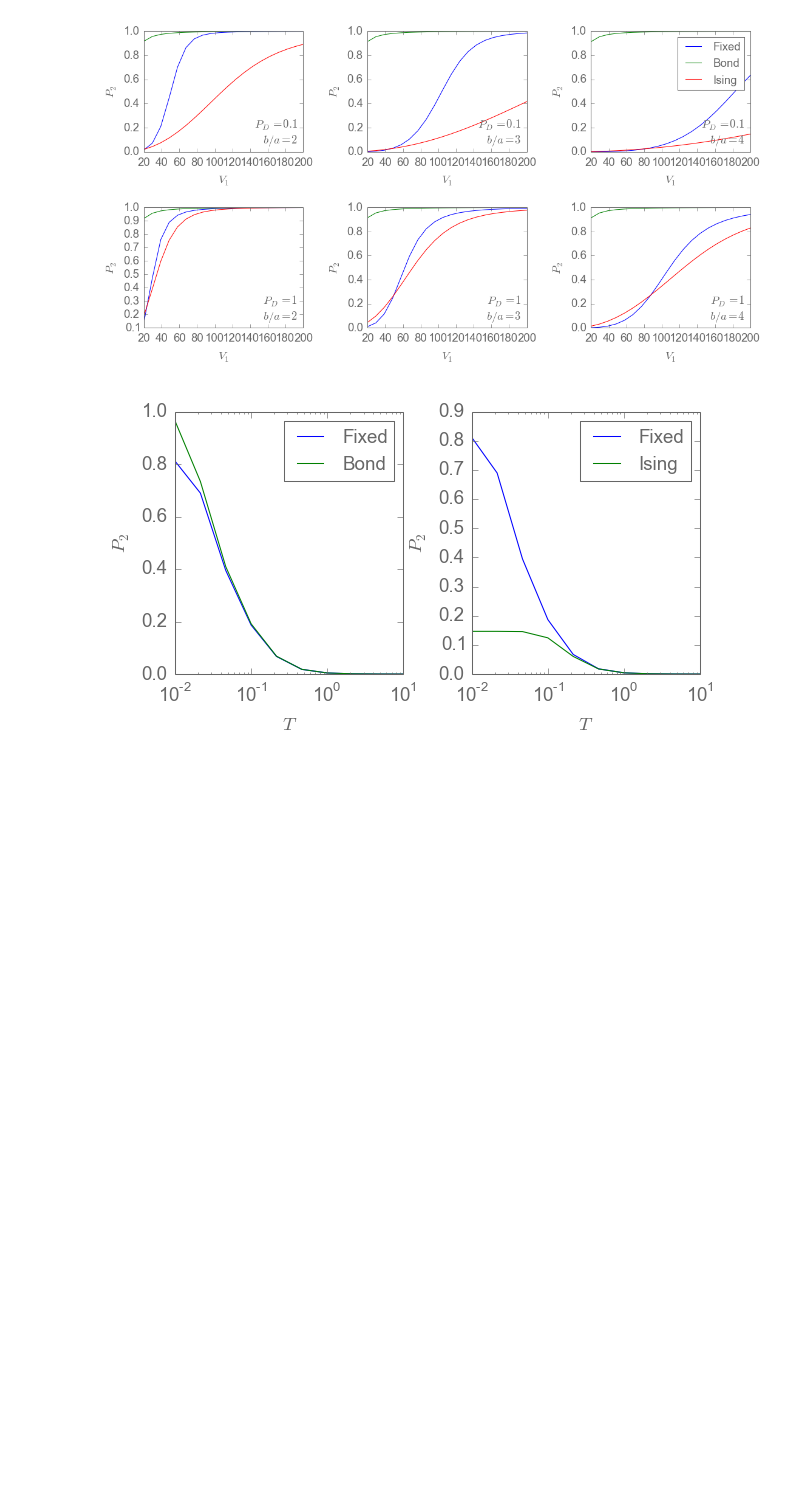
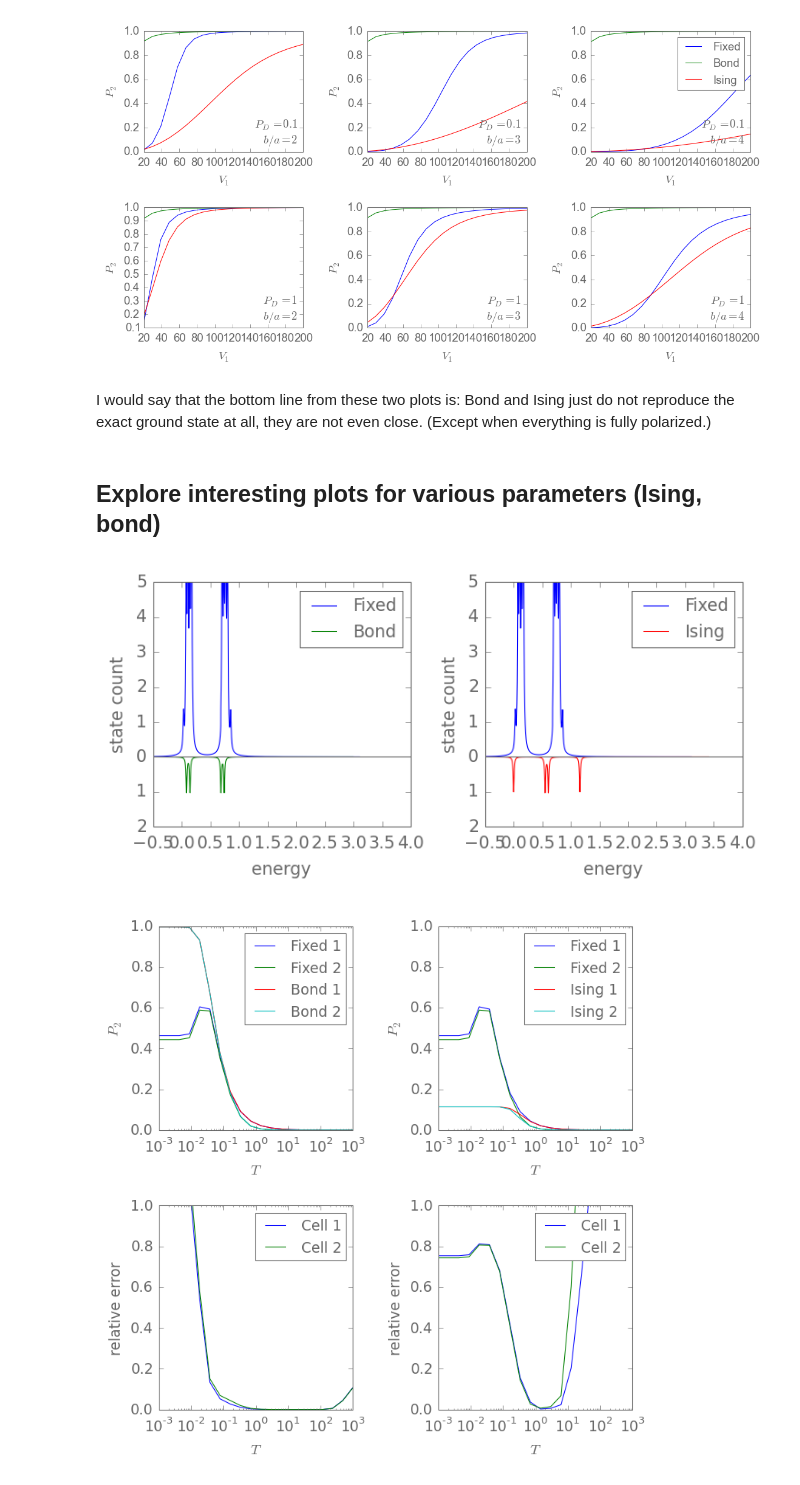
Before and after one commit to meznom/phd_thesis, a Jupyter notebook: notebooks/chapter02.ipynb, the cells around one changed output. Drawn from its saved outputs; the diff is of its cells as text; code cells hidden in the pictures; blank space fills up the shorter version.

```diff
--- a/notebooks/chapter02.ipynb
+++ b/notebooks/chapter02.ipynb
@@ -338,4 +345,8 @@ groundstate_polarization_over_boa()
 groundstate_polarization_over_V1()
 # %% [output]
 [figure]
+# %% [markdown]
+I would say that the bottom line from these two plots is: Bond and Ising just do not reproduce the exact ground state at all, they are not even close. (Except when everything is fully polarized.)
+# %% [markdown]
+## Explore interesting plots for various parameters (Ising, bond)
 # %%
@@ -356,23 +391,0 @@ def P_all(T,N,V1,boa,P_D=1):
-# %%
-fig,ps = plt.subplots(1,2,figsize=(5,2.5))
-
-V1 = 200
-boa = 4.0
-P_D = 0.1
-#Ts = np.linspace(0.01,4,10)
-Ts = np.logspace(-2,1,10)
-Ps = np.array([P_all(T,2,V1,boa,P_D) for T in Ts])
-m = np.column_stack((Ts,Ps))
-
-ls = ['Bond','Ising']
-for p,o,l in zip(ps,[3,5],ls):
-    #p.plot(m[:,0],m[:,1])
-    p.plot(m[:,0],m[:,2],label='Fixed')
-    #p.plot(m[:,0],m[:,o])
-    p.plot(m[:,0],m[:,o+1],label=l)
-    p.set_xscale('log')
-    p.set_xlabel('$T$')
-    p.set_ylabel('$P_2$')
-    p.legend()
-# %% [output]
-[figure, removed]
@@ -378,0 +541,11 @@ for p,o,l in zip(ps,[3,5],ls):
+# %%
+T,V1,boa,P_D = 1,100,3.0,0.1
+
+display(spectrumplot(T,V1,boa,P_D))
+display(PETplot(T,V1,boa,P_D))
+display(PEV1plot(T,V1,boa,P_D))
+display(PEBOAplot(T,V1,boa,P_D))
+display(PEPDplot(T,V1,boa,P_D))
+# %% [output]
+[figure, added]
+[figure, added]
```
Also changed, not shown: parts of 15 cells of this notebook.
